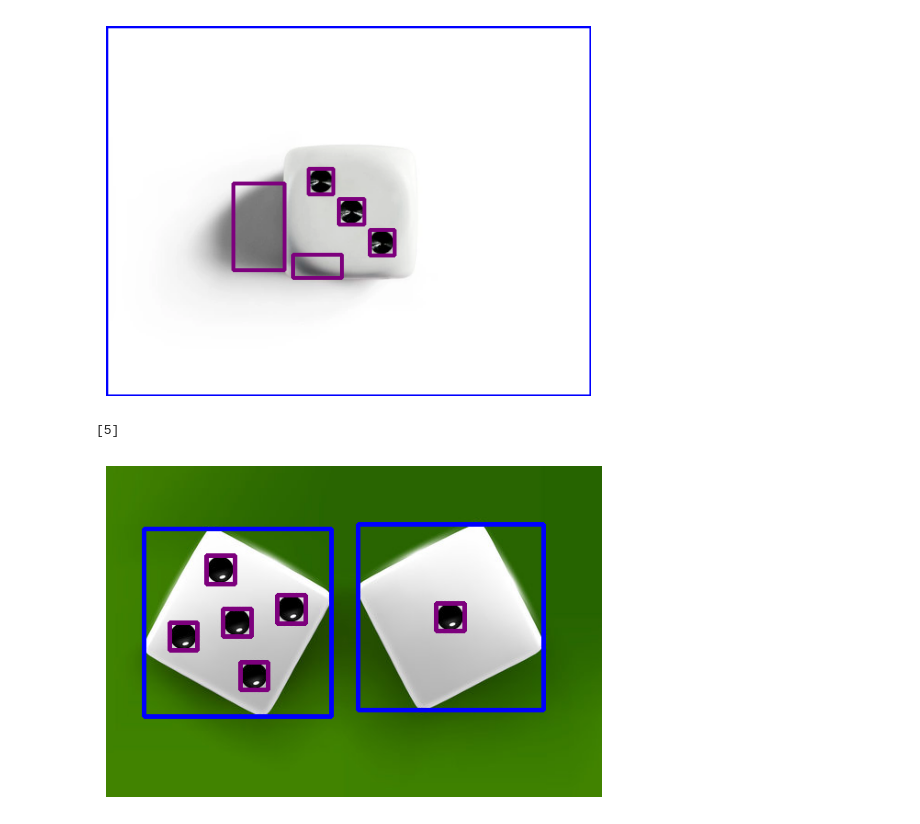
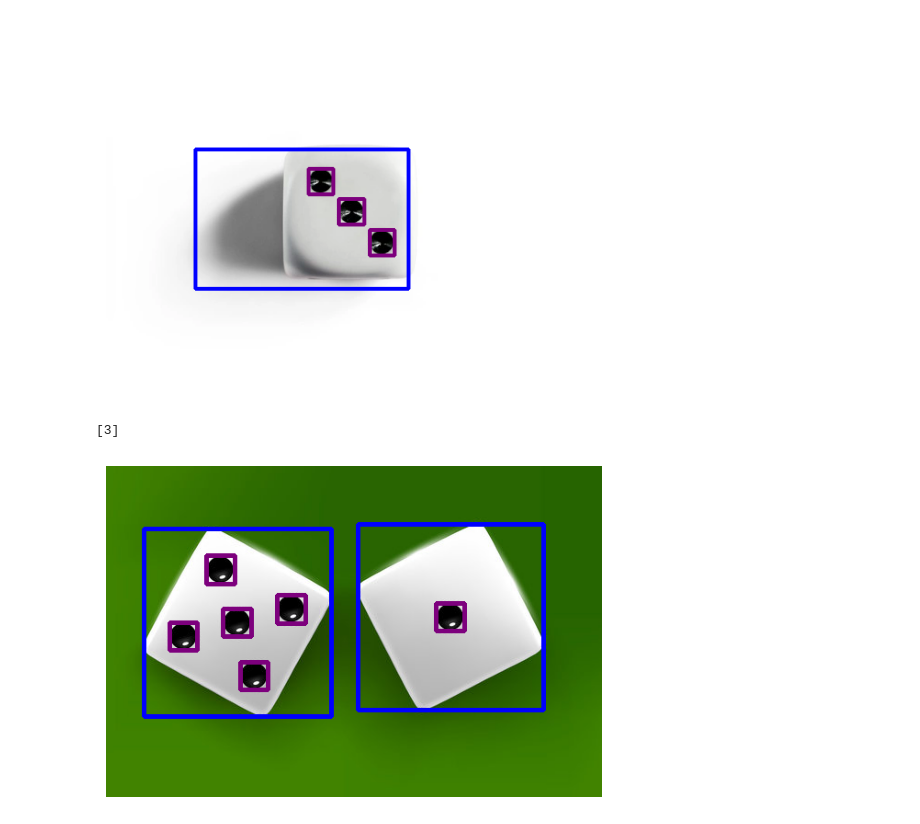
Before and after one commit to TaRa1999R/Image_Processing, a Jupyter notebook: assignment33/2.ipynb, the cells around one changed output. Drawn from its saved outputs; the diff is of its cells as text; code cells hidden in the pictures.

Commit message:
Image_Processing

```diff
--- a/assignment33/2.ipynb
+++ b/assignment33/2.ipynb
@@ -5,30 +5,34 @@ import matplotlib.pyplot as plt
 # %%
 img_one = cv2.imread ("inputs\input_2_1D.png")
 one_gray = cv2.cvtColor (img_one , cv2.COLOR_BGR2GRAY)
 dices_number_1 = []
 
-_ , one_thresh = cv2.threshold (one_gray , 120 , 255 , cv2.THRESH_BINARY)
+_ , one_thresh = cv2.threshold (one_gray , 220 , 255 , cv2.THRESH_BINARY)
 contours_1 , hierarchy_1 = cv2.findContours (one_thresh , cv2.RETR_TREE , cv2.CHAIN_APPROX_SIMPLE)
 for i in range (len(hierarchy_1[0])) :
-    if hierarchy_1[0][i][3] == -1 :
-        x , y , w , h = cv2.boundingRect (contours_1[i])
-        cv2.rectangle (img_one , (x , y) , (x + w , y + h) , (0 , 0 , 255) , 3)
-        n = 0
-        for j in range (len (hierarchy_1[0])) :
-            if hierarchy_1[0][j][3] == i :
-                if cv2.contourArea (contours_1[j]) > 100 :
-                    x , y , w , h = cv2.boundingRect (contours_1[j])
-                    cv2.rectangle (img_one , (x , y) , (x + w , y + h) , (125 , 0 , 125) , 3)
-                    n += 1
-        dices_number_1.append (n)
+    if hierarchy_1[0][i][3] == 0 :
+        if cv2.contourArea (contours_1[i]) > 1000 :
+            x , y , w , h = cv2.boundingRect (contours_1[i])
+            cv2.rectangle (img_one , (x , y) , (x + w , y + h) , (0 , 0 , 255) , 3)
+
+_ , one_thresh_2 = cv2.threshold (one_gray , 120 , 255 , cv2.THRESH_BINARY)
+contours_1_2 , hierarchy_1_2 = cv2.findContours (one_thresh_2 , cv2.RETR_TREE , cv2.CHAIN_APPROX_NONE)
+n = 0
+for j in range (len (hierarchy_1_2[0])) :
+    if 750 < cv2.contourArea (contours_1_2[j]) < 1000 :
+        x , y , w , h = cv2.boundingRect (contours_1_2[j])
+        cv2.rectangle (img_one , (x , y) , (x + w , y + h) , (125 , 0 , 125) , 3)
+        n += 1
+dices_number_1.append (n)
 
 plt.axis ("off")
 plt.imshow (img_one , cmap = "gray")
 plt.show ()
+plt.imsave ("outputs\output_2_1D.jpg" , img_one)
 print (dices_number_1)
 # %% [output]
-[figure, old version]
+[figure, new version]
-[5]
+[3]
 # %%
 img_two = cv2.imread ("inputs\input_2_2D.png")
 two_gray = cv2.cvtColor (img_two , cv2.COLOR_BGR2GRAY)
```
Also changed, not shown: parts of 2 cells of this notebook, 1 other file.
